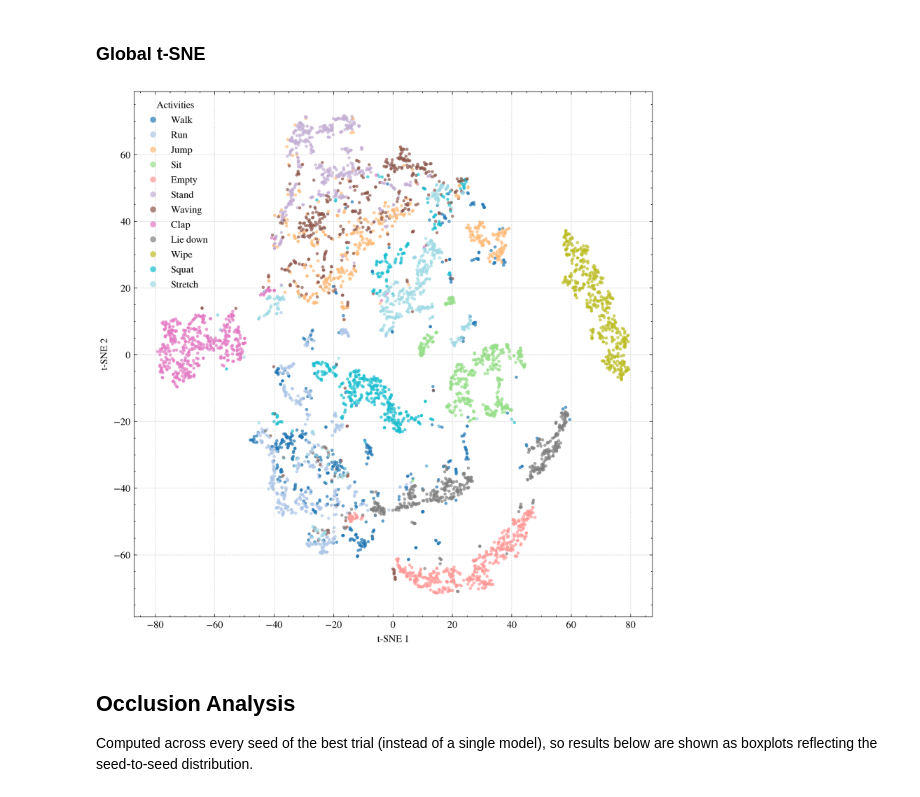
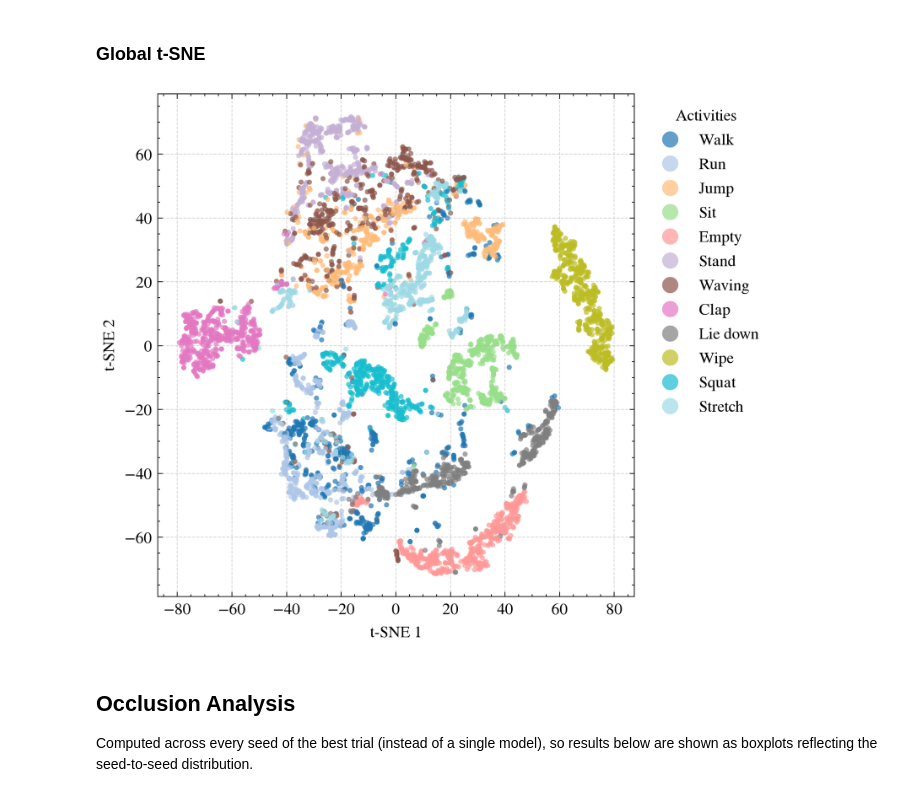
Before and after one commit to LucaCtt/charl-tre, a Jupyter notebook: notebooks/h_vae_posthoc.ipynb, the cells around one changed output. Drawn from its saved outputs; the diff is of its cells as text; code cells hidden in the pictures.

```diff
--- a/notebooks/h_vae_posthoc.ipynb
+++ b/notebooks/h_vae_posthoc.ipynb
@@ -45,7 +45,7 @@ best_seed = int(max(accuracies, key=accuracies.get))
 best_seed_accuracy = accuracies[str(best_seed)]
 
 # Load hierarchical VAE weights for the best seed
-h_vae = hierarchical.Fusion(
+h_vae = hierarchical.Autoencoder(
     window_size=settings.vae_window_size,
     n_subcarriers=settings.n_subcarriers,
     n_dirichlet_components=int(params["n_components"]),
@@ -110,37 +108,40 @@ tsne = TSNE(
     random_state=best_seed,
 )
 emb = tsne.fit_transform(alphas)
 
-plt.figure(figsize=(8, 8))
+plt.figure(figsize=(6, 5))
 scatter = plt.scatter(
     emb[:, 0],
     emb[:, 1],
     c=labels,
     cmap="tab20",
     alpha=0.7,
     s=10,
     linewidths=0,
     vmin=0,
     vmax=len(settings.activities) - 1,
 )
 
 plt.xlabel("t-SNE 1")
 plt.ylabel("t-SNE 2")
 plt.grid(True, linestyle="--", alpha=0.5)
 
 handles, _ = scatter.legend_elements(prop="colors", num=len(settings.activities))
+for handle in handles:
+    handle.set_markersize(10)
 plt.legend(
     handles,
     settings.activities,
     title="Activities",
-    fontsize=10,
+    bbox_to_anchor=(1.01, 1),
+    loc="upper left",
 )
 
 plt.tight_layout()
-plt.savefig(PLOTS_DIR / "tsne_global.pdf", bbox_inches="tight")
+plt.savefig(PLOTS_DIR / "tsne.pdf", bbox_inches="tight")
 plt.show()
 # %% [output]
-[figure, old version]
+[figure, new version]
 # %% [markdown]
 ## Occlusion Analysis
 
```
Also changed, not shown: parts of 3 cells of this notebook, 12 other files.
